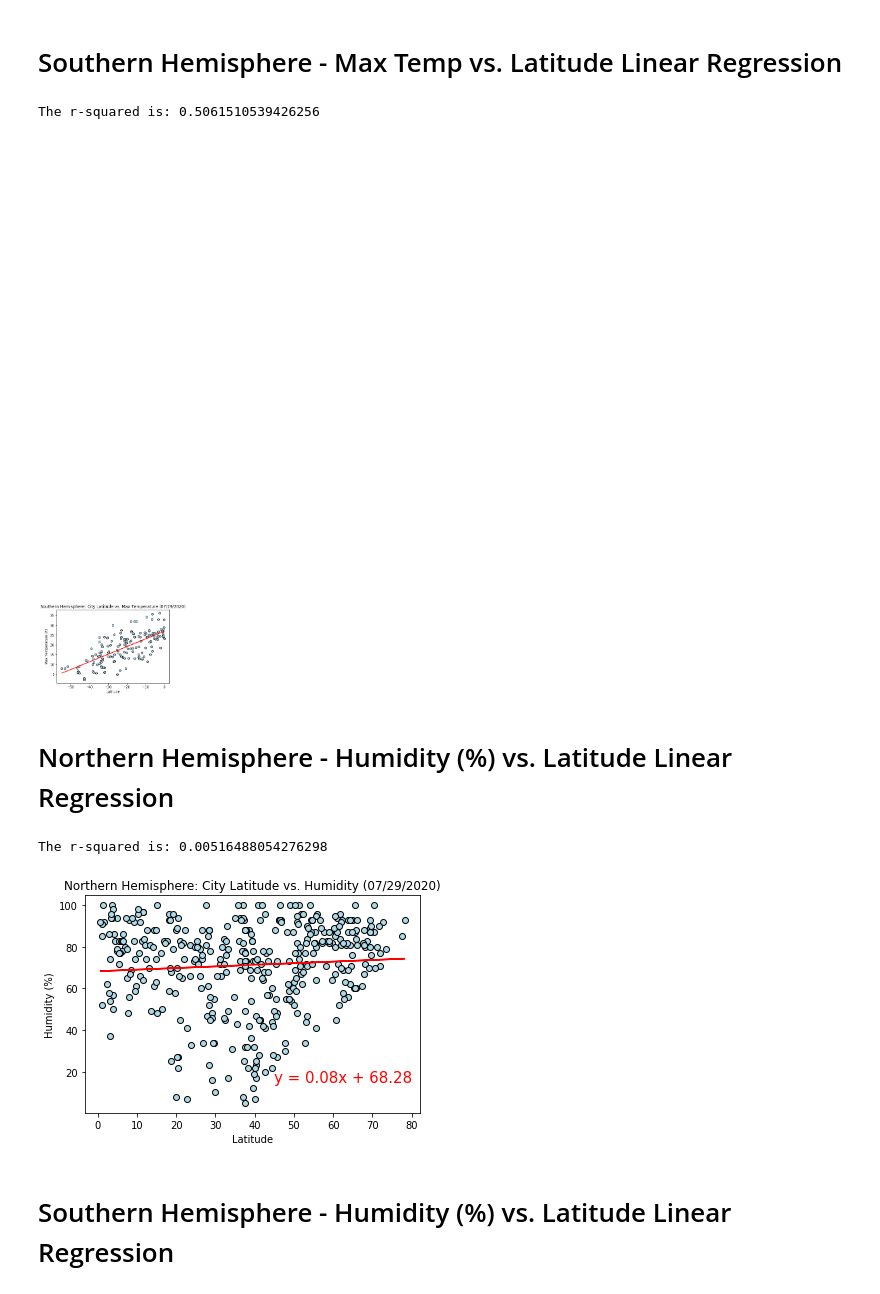
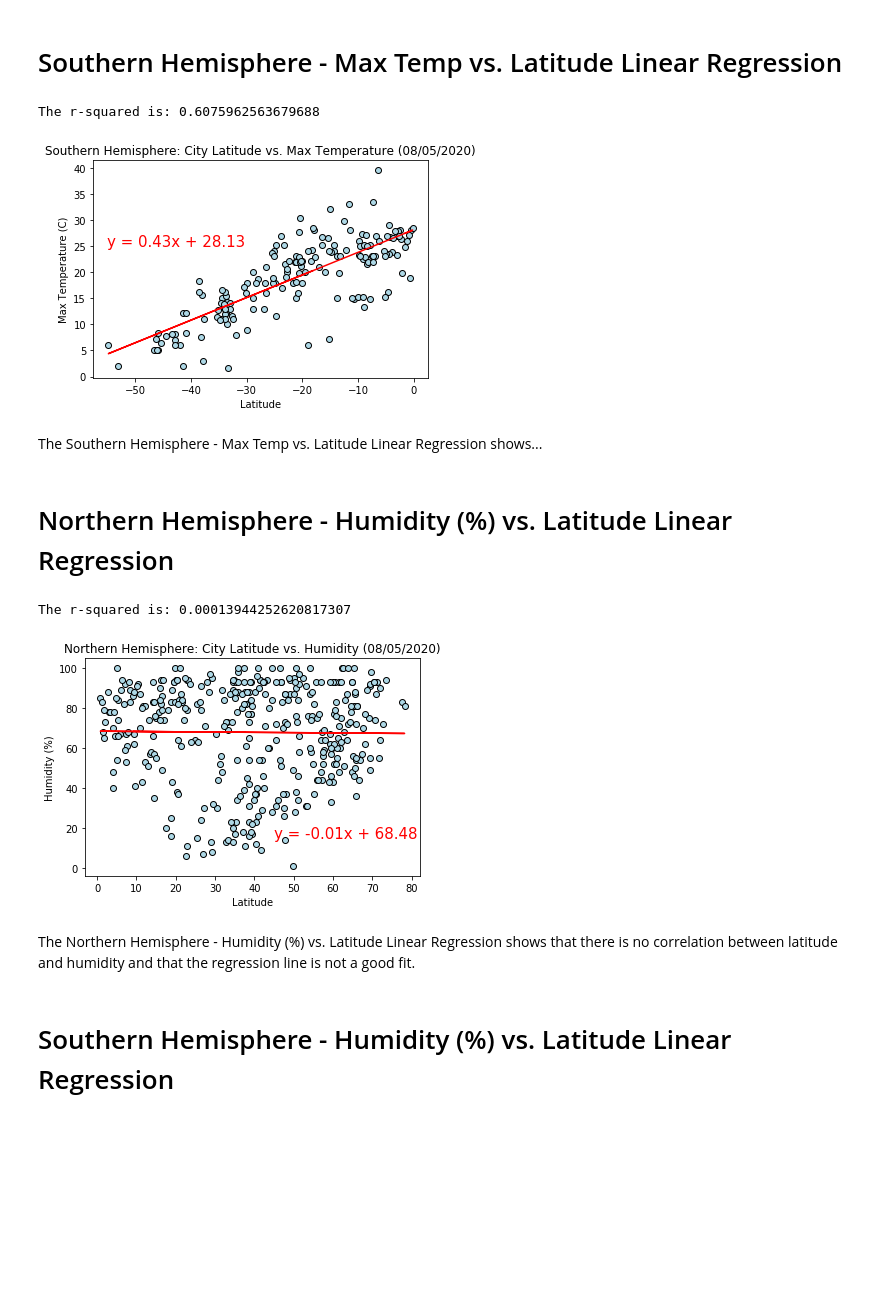
Before and after one commit to MabelDS89/python-api-challenge, a Jupyter notebook: WeatherPy/WeatherPy.ipynb, the cells around one changed output. Cells and saved outputs as stored; diff of their text form; code cells hidden in the pictures; blank space fills up the shorter version.

```diff
--- a/WeatherPy/WeatherPy.ipynb
+++ b/WeatherPy/WeatherPy.ipynb
@@ -291,31 +293,33 @@ The r-squared is: 0.4945530607146859
 # %%
 x_values = southern_df["Lat"]
 y_values = southern_df["Max Temp"]
 
 (slope, intercept, rvalue, pvalue, stderr) = linregress(x_values, y_values)
 regress_values = x_values * slope + intercept
 line_eq = "y = " + str(round(slope,2)) + "x + " + str(round(intercept,2))
 
 plt.scatter(x_values, y_values, marker="o", facecolors="lightblue", edgecolors="black")
 
 plt.plot(x_values,regress_values,"r-")
 
-plt.annotate(line_eq,(-30,275),fontsize=15,color="red")
+plt.annotate(line_eq,(-55,25),fontsize=15,color="red")
 
 #Add title and other labels
-plt.title("Southern Hemisphere: City Latitude vs. Max Temperature (07/29/2020)")
+plt.title("Southern Hemisphere: City Latitude vs. Max Temperature (08/05/2020)")
 plt.xlabel("Latitude")
-plt.ylabel("Max Temperature (F)")
+plt.ylabel("Max Temperature (C)")
 
 # Print out the r-squared value along with the plot.
 print(f"The r-squared is: {rvalue**2}")
 
 # Show and save plot
 plt.savefig("output_data/South_Lat_Temp_Plot.png")
 plt.show()
 # %% [output]
-The r-squared is: 0.5061510539426256
+The r-squared is: 0.6075962563679688
-[figure, old version]
+[figure, new version]
+# %% [markdown]
+The Southern Hemisphere - Max Temp vs. Latitude Linear Regression shows...
 # %% [markdown]
 # Northern Hemisphere - Humidity (%) vs. Latitude Linear Regression
 # %%
@@ -333,7 +337,7 @@ plt.plot(x_values,regress_values,"r-")
 plt.annotate(line_eq,(45,15),fontsize=15,color="red")
 
 #Add title and other labels
-plt.title("Northern Hemisphere: City Latitude vs. Humidity (07/29/2020)")
+plt.title("Northern Hemisphere: City Latitude vs. Humidity (08/05/2020)")
 plt.xlabel("Latitude")
 plt.ylabel("Humidity (%)")
 
@@ -344,8 +348,10 @@ print(f"The r-squared is: {rvalue**2}")
 plt.savefig("output_data/North_Lat_Humidity_Plot.png")
 plt.show()
 # %% [output]
-The r-squared is: 0.00516488054276298
+The r-squared is: 0.00013944252620817307
-[figure, old version]
+[figure, new version]
+# %% [markdown]
+The Northern Hemisphere - Humidity (%) vs. Latitude Linear Regression shows that there is no correlation between latitude and humidity and that the regression line is not a good fit.
 # %% [markdown]
 # Southern Hemisphere - Humidity (%) vs. Latitude Linear Regression
 # %%
```
Also changed, not shown: parts of 28 cells of this notebook, 14 other files.
